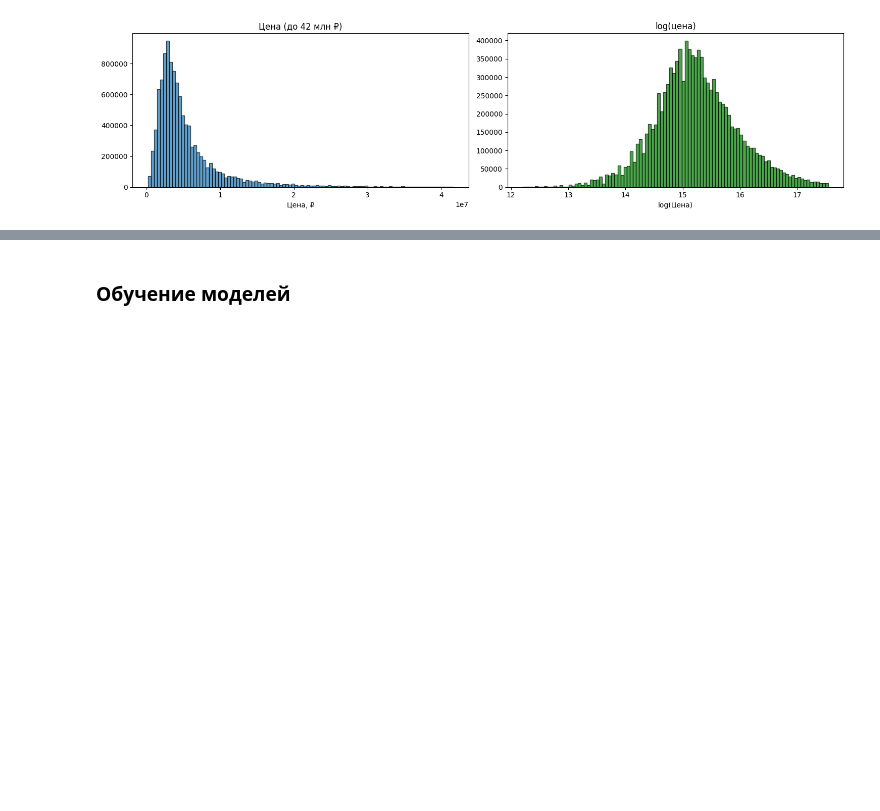
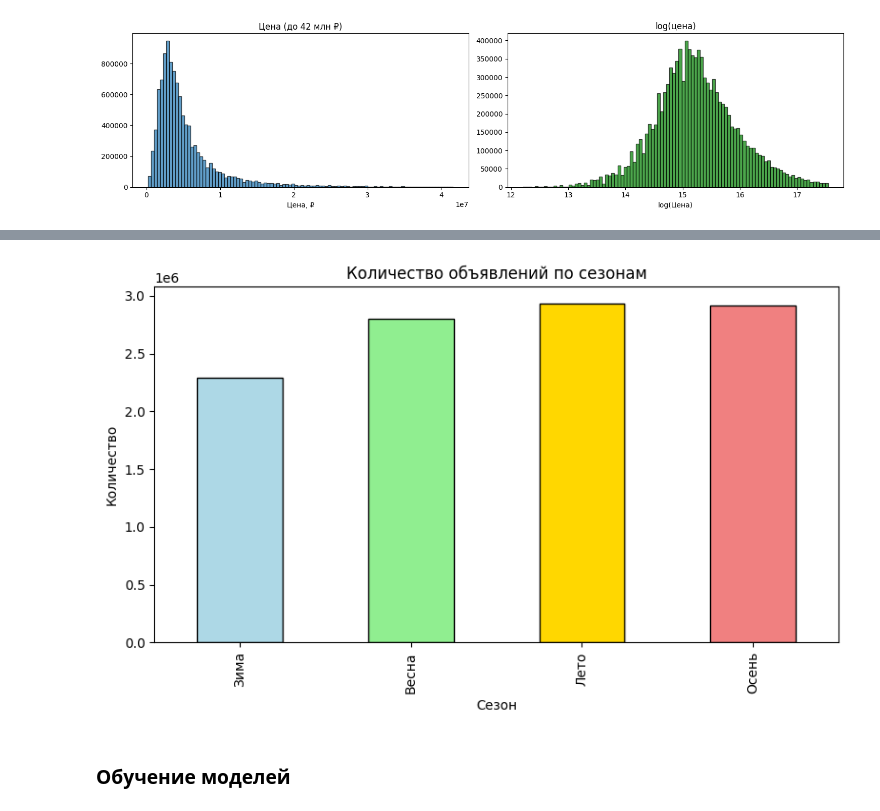
Before and after one commit to bublX/flat_price_predictor, a Jupyter notebook: flat_price_predictor.ipynb, the cells around one changed output, grey strips where cells are left out. Cells and saved outputs as stored; diff of their text form; code cells hidden in the pictures; blank space fills up the shorter version.

```diff
--- a/flat_price_predictor.ipynb
+++ b/flat_price_predictor.ipynb
@@ -684,3 +742,15 @@ plt.show()
+# %%
+fig, ax = plt.subplots(figsize=(8, 5))
+season_counts = df.groupby('season').size()
+season_counts.index = [season_names[x] for x in season_counts.index]
+season_counts.plot(kind='bar', ax=ax, color=['lightblue', 'lightgreen', 'gold', 'lightcoral'], edgecolor='black')
+ax.set_title('Количество объявлений по сезонам')
+ax.set_xlabel('Сезон')
+ax.set_ylabel('Количество')
+plt.tight_layout()
+plt.show()
+# %% [output]
+[figure, added]
 # %% [markdown]
 ### Обучение моделей
 # %%
```
Also changed, not shown: parts of 24 cells of this notebook, 7 other files.
